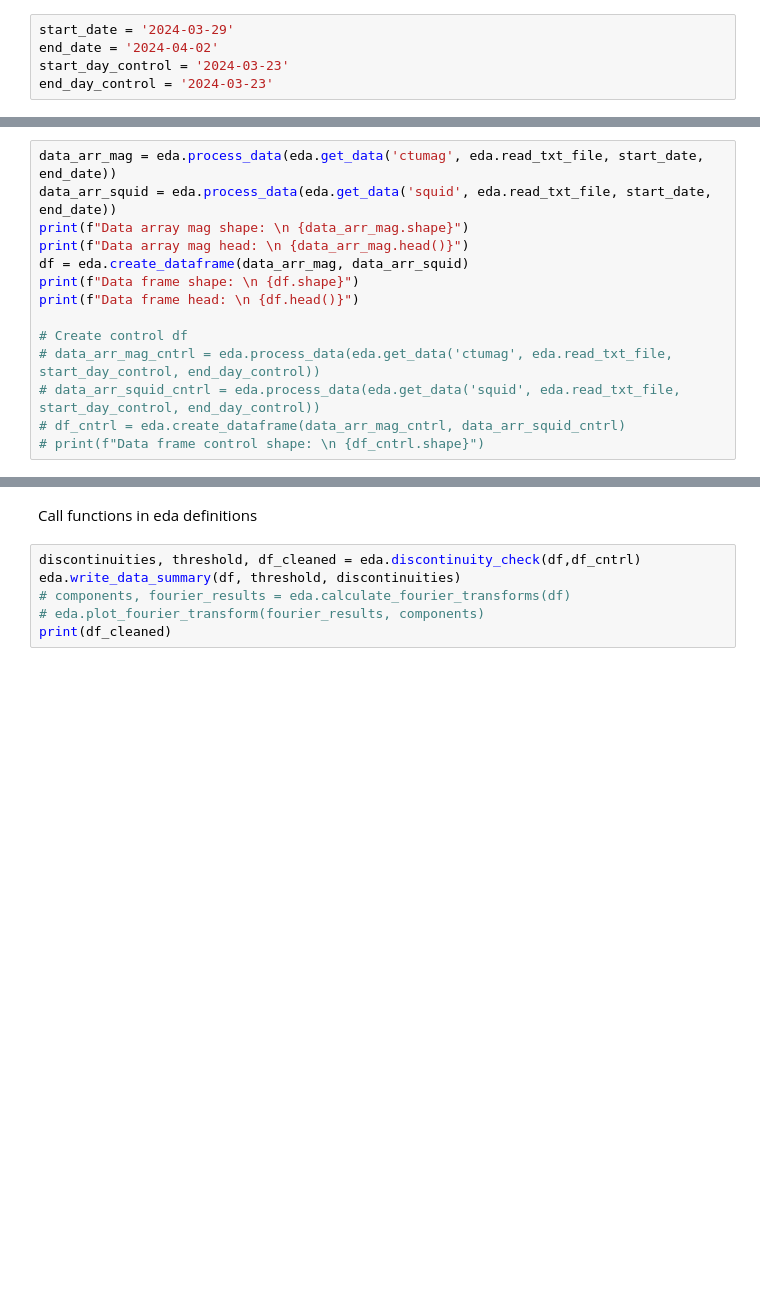
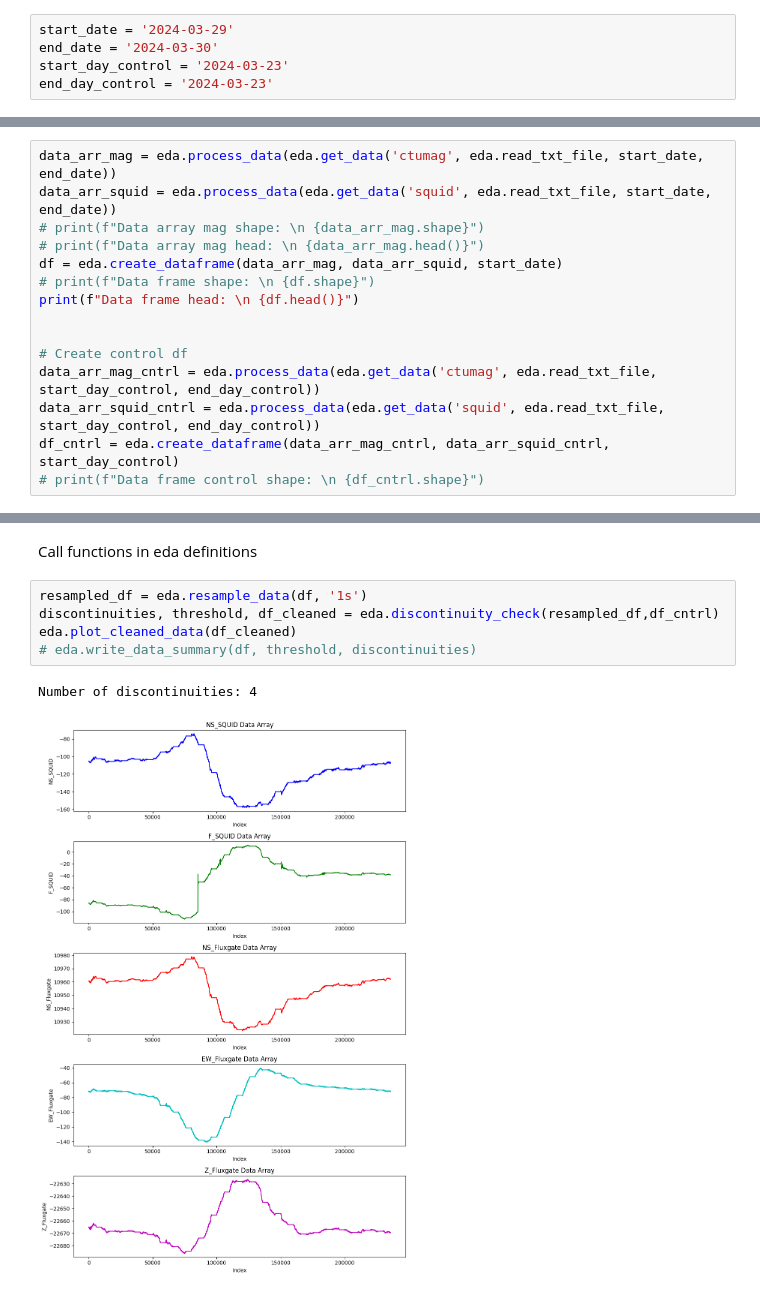
Before and after one commit to TPiphone/Bigdata_Event_Detection, a Jupyter notebook: bigdata_detection/modules/eda.ipynb, the cells around one changed output, grey strips where cells are left out. Cells and saved outputs as stored; diff of their text form; blank space fills up the shorter version.

```diff
--- a/bigdata_detection/modules/eda.ipynb
+++ b/bigdata_detection/modules/eda.ipynb
@@ -16,7 +15,7 @@ SyntaxError: invalid syntax (definitions_EDA.py, line 111)
 Define Variables
 # %%
 start_date = '2024-03-29'
-end_date = '2024-04-02'
+end_date = '2024-03-30'
 start_day_control = '2024-03-23'
 end_day_control = '2024-03-23'
 # %% [markdown]
@@ -24,15 +23,16 @@ Fetch data and store as dataframe
 # %%
 data_arr_mag = eda.process_data(eda.get_data('ctumag', eda.read_txt_file, start_date, end_date))
 data_arr_squid = eda.process_data(eda.get_data('squid', eda.read_txt_file, start_date, end_date))
-print(f"Data array mag shape: \n {data_arr_mag.shape}")
-print(f"Data array mag head: \n {data_arr_mag.head()}")
-df = eda.create_dataframe(data_arr_mag, data_arr_squid)
-print(f"Data frame shape: \n {df.shape}")
+# print(f"Data array mag shape: \n {data_arr_mag.shape}")
+# print(f"Data array mag head: \n {data_arr_mag.head()}")
+df = eda.create_dataframe(data_arr_mag, data_arr_squid, start_date)
+# print(f"Data frame shape: \n {df.shape}")
 print(f"Data frame head: \n {df.head()}")
 
+
 # Create control df
-# data_arr_mag_cntrl = eda.process_data(eda.get_data('ctumag', eda.read_txt_file, start_day_control, end_day_control))
-# data_arr_squid_cntrl = eda.process_data(eda.get_data('squid', eda.read_txt_file, start_day_control, end_day_control))
-# df_cntrl = eda.create_dataframe(data_arr_mag_cntrl, data_arr_squid_cntrl)
+data_arr_mag_cntrl = eda.process_data(eda.get_data('ctumag', eda.read_txt_file, start_day_control, end_day_control))
+data_arr_squid_cntrl = eda.process_data(eda.get_data('squid', eda.read_txt_file, start_day_control, end_day_control))
+df_cntrl = eda.create_dataframe(data_arr_mag_cntrl, data_arr_squid_cntrl, start_day_control)
 # print(f"Data frame control shape: \n {df_cntrl.shape}")
 # %% [output]
@@ -56,8 +55,10 @@ Data array mag shape:
 # %% [markdown]
 Call functions in eda definitions
 # %%
-discontinuities, threshold, df_cleaned = eda.discontinuity_check(df,df_cntrl)
-eda.write_data_summary(df, threshold, discontinuities)
-# components, fourier_results = eda.calculate_fourier_transforms(df)
-# eda.plot_fourier_transform(fourier_results, components)
-print(df_cleaned)
+resampled_df = eda.resample_data(df, '1s')
+discontinuities, threshold, df_cleaned = eda.discontinuity_check(resampled_df,df_cntrl)
+eda.plot_cleaned_data(df_cleaned)
+# eda.write_data_summary(df, threshold, discontinuities)
+# %% [output]
+Number of discontinuities: 4
+[figure, added]
```
Also changed, not shown: parts of 5 cells of this notebook.
